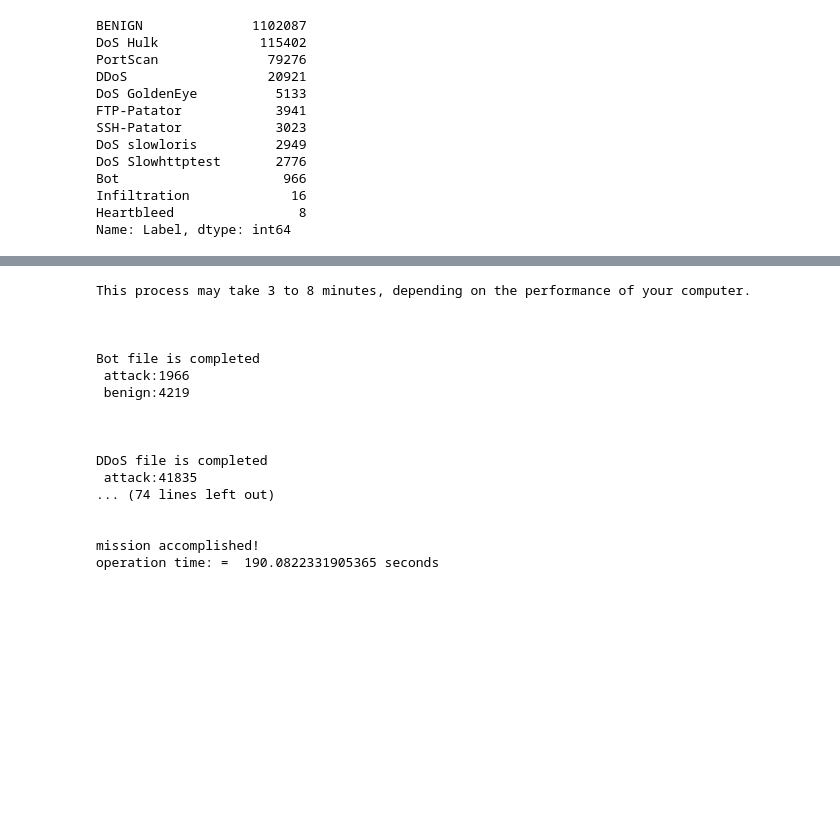
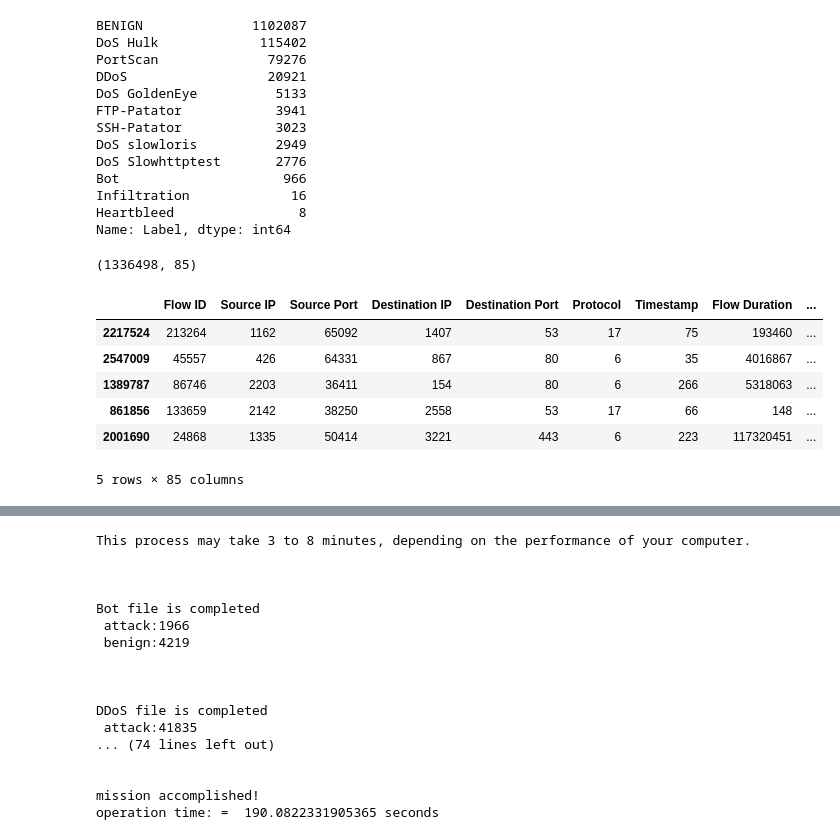
Before and after one commit to omermehboob/NIDS-using-machine-learning-and-deep-learning, a Jupyter notebook: Anomaly_Detection_in_network_using_machine_learning_algorithms.ipynb, the cells around one changed output, grey strips where cells are left out. Drawn from its saved outputs; the diff is of its cells as text; code cells hidden in the pictures; blank space fills up the shorter version.

```diff
--- a/Anomaly_Detection_in_network_using_machine_learning_algorithms.ipynb
+++ b/Anomaly_Detection_in_network_using_machine_learning_algorithms.ipynb
@@ -221,3 +221,18 @@ Name: Label, dtype: int64
 X_train.to_csv('./training_data.csv')
 # %%
 y_train.to_csv('./traing_labels.csv')
+# %%
+X_train['Label']=y_train
+X_train.shape
+# %% [output]
+(1336498, 85)
+# %%
+X_train.head()
+# %% [output]
+|  | Flow ID | Source IP | Source Port | Destination IP | Destination Port | Protocol | Timestamp | Flow Duration | ... |
+| 2217524 | 213264 | 1162 | 65092 | 1407 | 53 | 17 | 75 | 193460 | ... |
+| 2547009 | 45557 | 426 | 64331 | 867 | 80 | 6 | 35 | 4016867 | ... |
+| 1389787 | 86746 | 2203 | 36411 | 154 | 80 | 6 | 266 | 5318063 | ... |
+| 861856 | 133659 | 2142 | 38250 | 2558 | 53 | 17 | 66 | 148 | ... |
+| 2001690 | 24868 | 1335 | 50414 | 3221 | 443 | 6 | 223 | 117320451 | ... |
+5 rows × 85 columns
```
Also changed, not shown: parts of 4 cells of this notebook.
